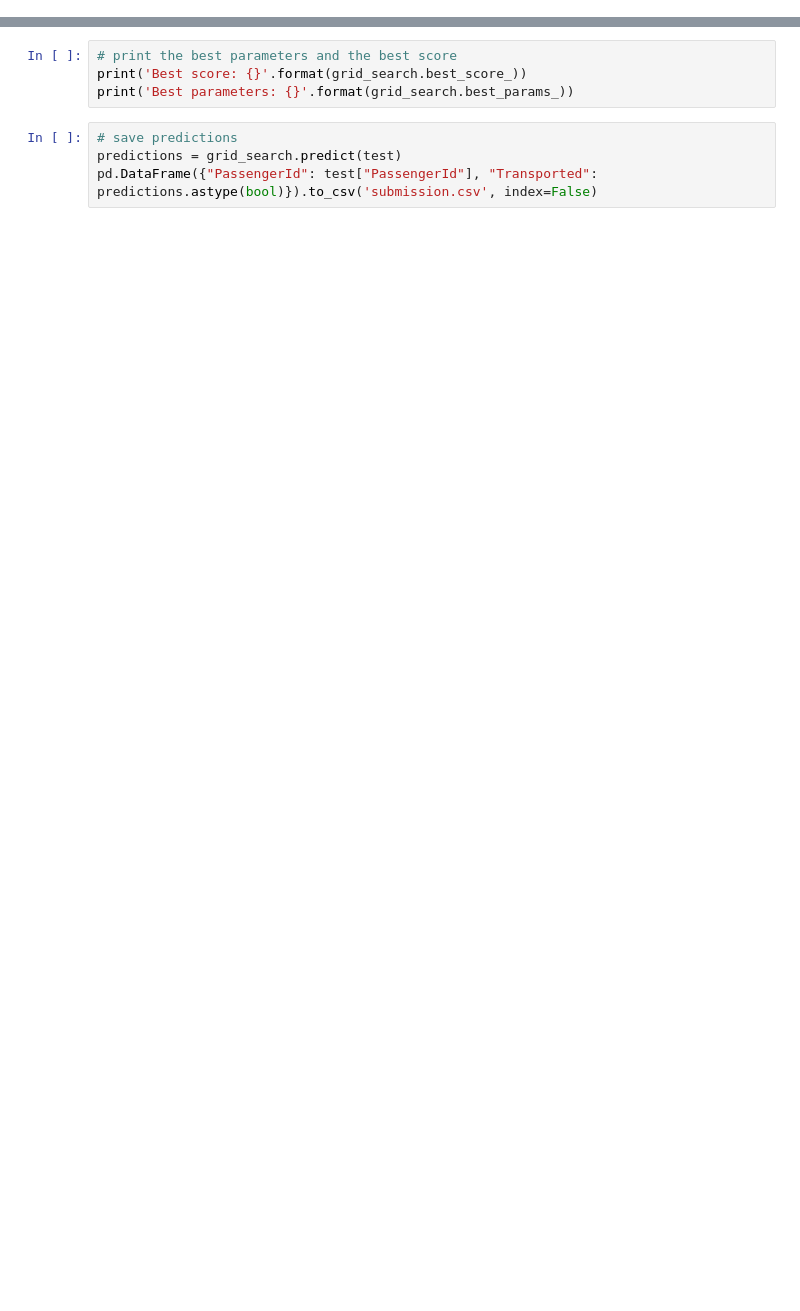
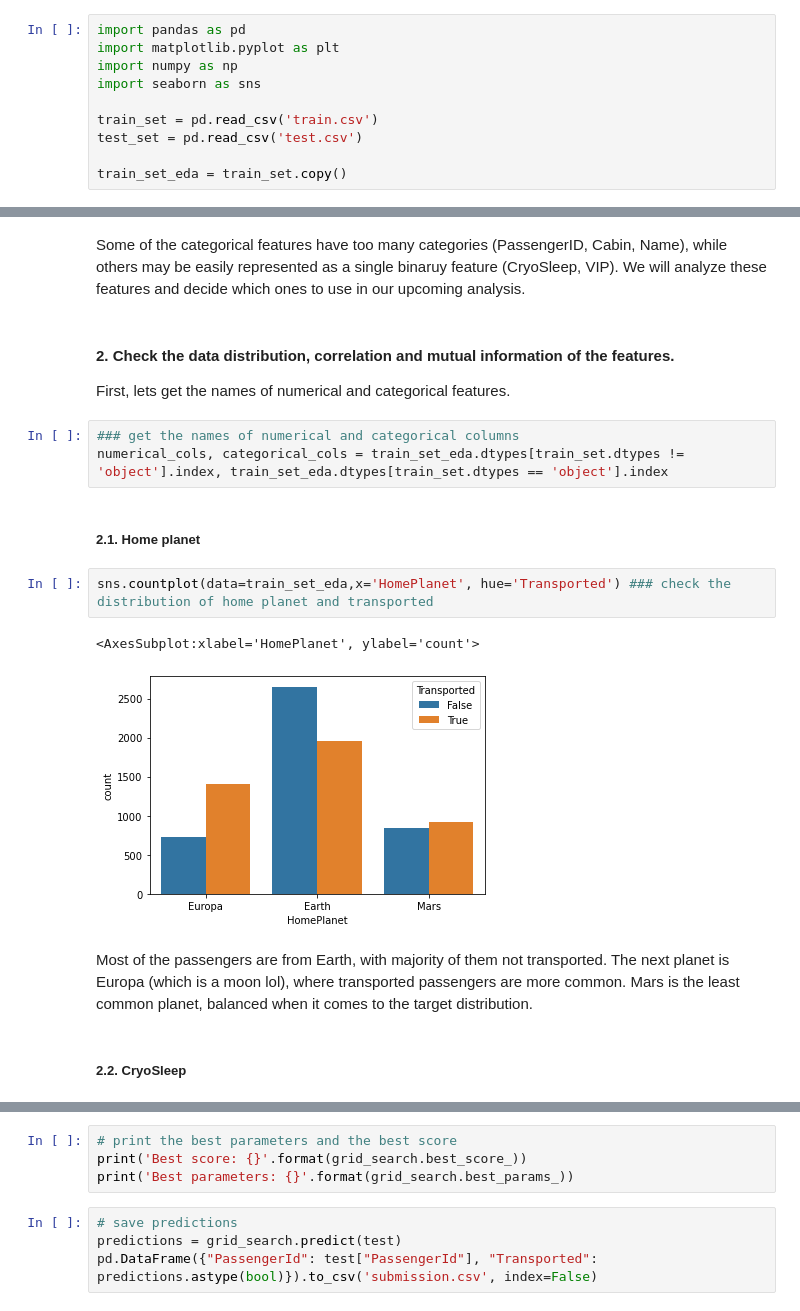
Before and after one commit to JanekDev/kaggle_solution_ideas, a Jupyter notebook: spaceship titanic.ipynb, the cells around one changed output, grey strips where cells are left out. Drawn from its saved outputs; the diff is of its cells as text; blank space fills up the shorter version.

```diff
--- a/spaceship titanic.ipynb
+++ b/spaceship titanic.ipynb
@@ -276,0 +8,10 @@ KeyboardInterrupt:
+# %%
+import pandas as pd
+import matplotlib.pyplot as plt
+import numpy as np
+import seaborn as sns
+
+train_set = pd.read_csv('train.csv')
+test_set = pd.read_csv('test.csv')
+
+train_set_eda = train_set.copy()
@@ -276,0 +111,20 @@ KeyboardInterrupt:
+# %% [markdown]
+Some of the categorical features have too many categories (PassengerID, Cabin, Name), while others may be easily represented as a single binaruy feature (CryoSleep, VIP). We will analyze these features and decide which ones to use in our upcoming analysis.
+# %% [markdown]
+#### 2. Check the data distribution, correlation and mutual information of the features.
+
+First, lets get the names of numerical and categorical features.
+# %%
+### get the names of numerical and categorical columns
+numerical_cols, categorical_cols = train_set_eda.dtypes[train_set.dtypes != 'object'].index, train_set_eda.dtypes[train_set.dtypes == 'object'].index
+# %% [markdown]
+##### 2.1. Home planet
+# %%
+sns.countplot(data=train_set_eda,x='HomePlanet', hue='Transported') ### check the distribution of home planet and transported
+# %% [output]
+<AxesSubplot:xlabel='HomePlanet', ylabel='count'>
+[figure, added]
+# %% [markdown]
+Most of the passengers are from Earth, with majority of them not transported. The next planet is Europa (which is a moon lol), where transported passengers are more common. Mars is the least common planet, balanced when it comes to the target distribution.
+# %% [markdown]
+##### 2.2. CryoSleep
```
Also changed, not shown: parts of 62 cells of this notebook.
